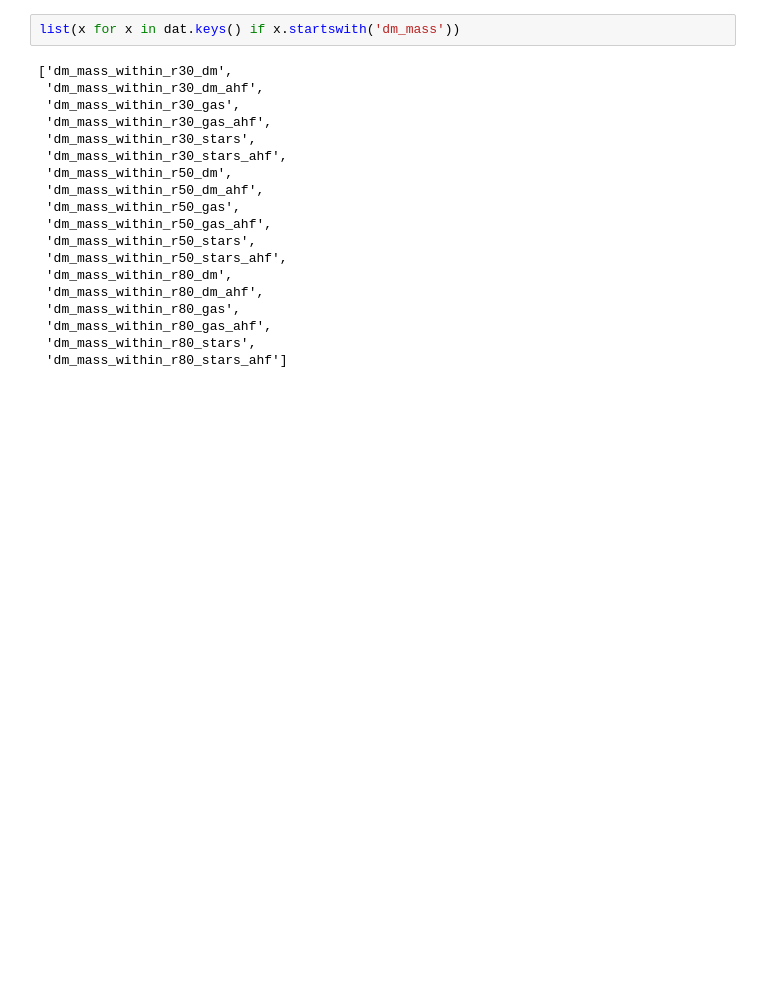
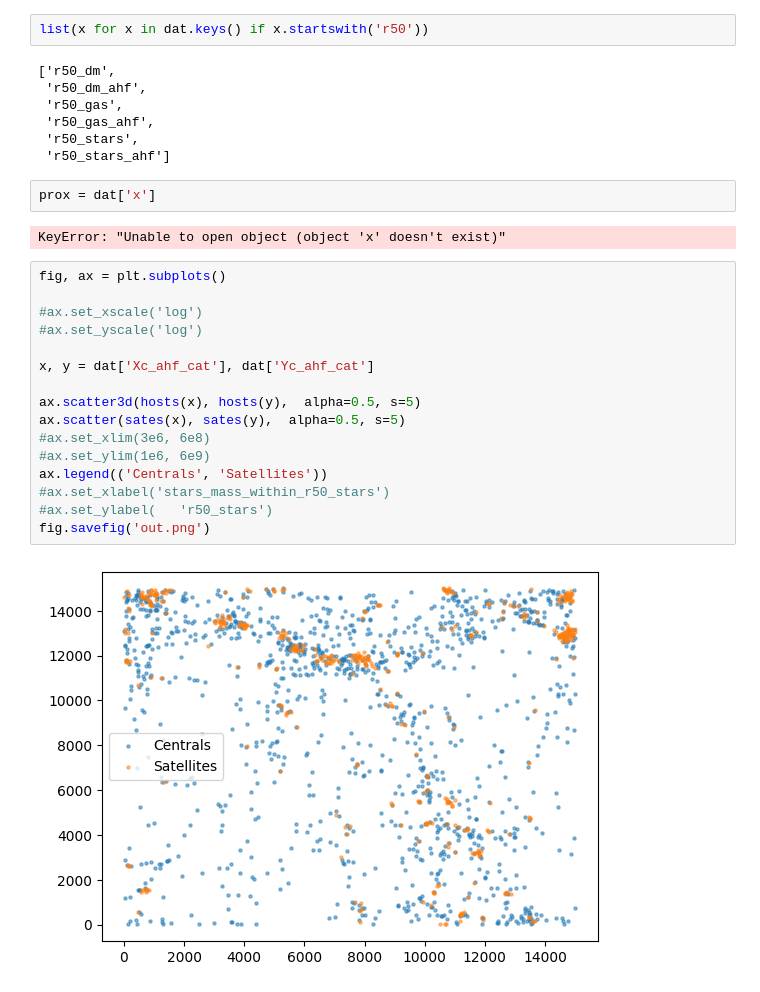
Before and after one commit to mkzeender/thesis, a Jupyter notebook: root_graph.ipynb, the cells around one changed output. Saved outputs shown, nothing was run; the diff lists cells and outputs as text; blank space fills up the shorter version.

```diff
--- a/root_graph.ipynb
+++ b/root_graph.ipynb
@@ -36,21 +42,31 @@ fig.savefig('out.png')
 # %%
-list(x for x in dat.keys() if x.startswith('dm_mass'))
+list(x for x in dat.keys() if x.startswith('r50'))
 # %% [output]
-['dm_mass_within_r30_dm',
- 'dm_mass_within_r30_dm_ahf',
- 'dm_mass_within_r30_gas',
- 'dm_mass_within_r30_gas_ahf',
- 'dm_mass_within_r30_stars',
- 'dm_mass_within_r30_stars_ahf',
- 'dm_mass_within_r50_dm',
- 'dm_mass_within_r50_dm_ahf',
- 'dm_mass_within_r50_gas',
- 'dm_mass_within_r50_gas_ahf',
- 'dm_mass_within_r50_stars',
- 'dm_mass_within_r50_stars_ahf',
- 'dm_mass_within_r80_dm',
- 'dm_mass_within_r80_dm_ahf',
- 'dm_mass_within_r80_gas',
- 'dm_mass_within_r80_gas_ahf',
- 'dm_mass_within_r80_stars',
- 'dm_mass_within_r80_stars_ahf']
+['r50_dm',
+ 'r50_dm_ahf',
+ 'r50_gas',
+ 'r50_gas_ahf',
+ 'r50_stars',
+ 'r50_stars_ahf']
+# %%
+prox = dat['x']
+# %% [output]
+KeyError: "Unable to open object (object 'x' doesn't exist)"
+# %%
+fig, ax = plt.subplots()
+
+#ax.set_xscale('log')
+#ax.set_yscale('log')
+
+x, y = dat['Xc_ahf_cat'], dat['Yc_ahf_cat']
+
+ax.scatter3d(hosts(x), hosts(y),  alpha=0.5, s=5)
+ax.scatter(sates(x), sates(y),  alpha=0.5, s=5)
+#ax.set_xlim(3e6, 6e8)
+#ax.set_ylim(1e6, 6e9)
+ax.legend(('Centrals', 'Satellites'))
+#ax.set_xlabel('stars_mass_within_r50_stars')
+#ax.set_ylabel(   'r50_stars')
+fig.savefig('out.png')
+# %% [output]
+[figure, added]
```
Also changed, not shown: parts of 4 cells of this notebook, 1 other file.
